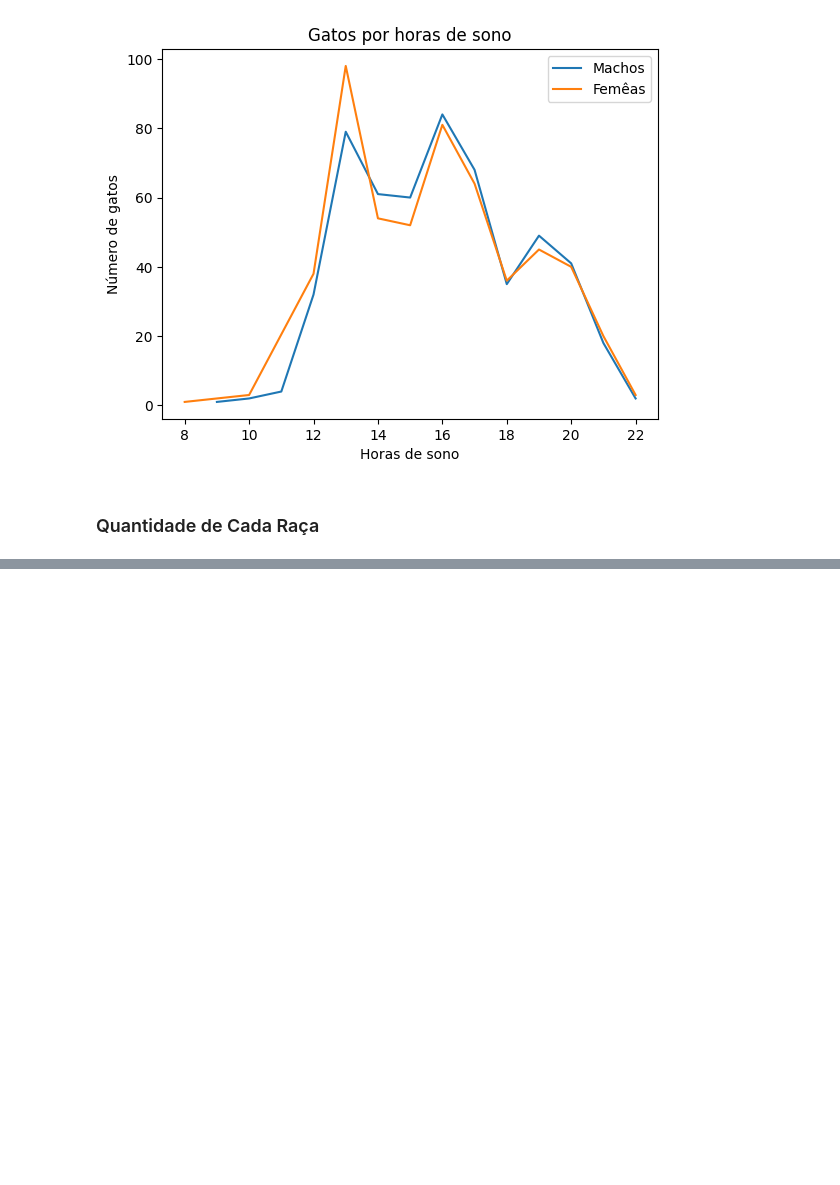
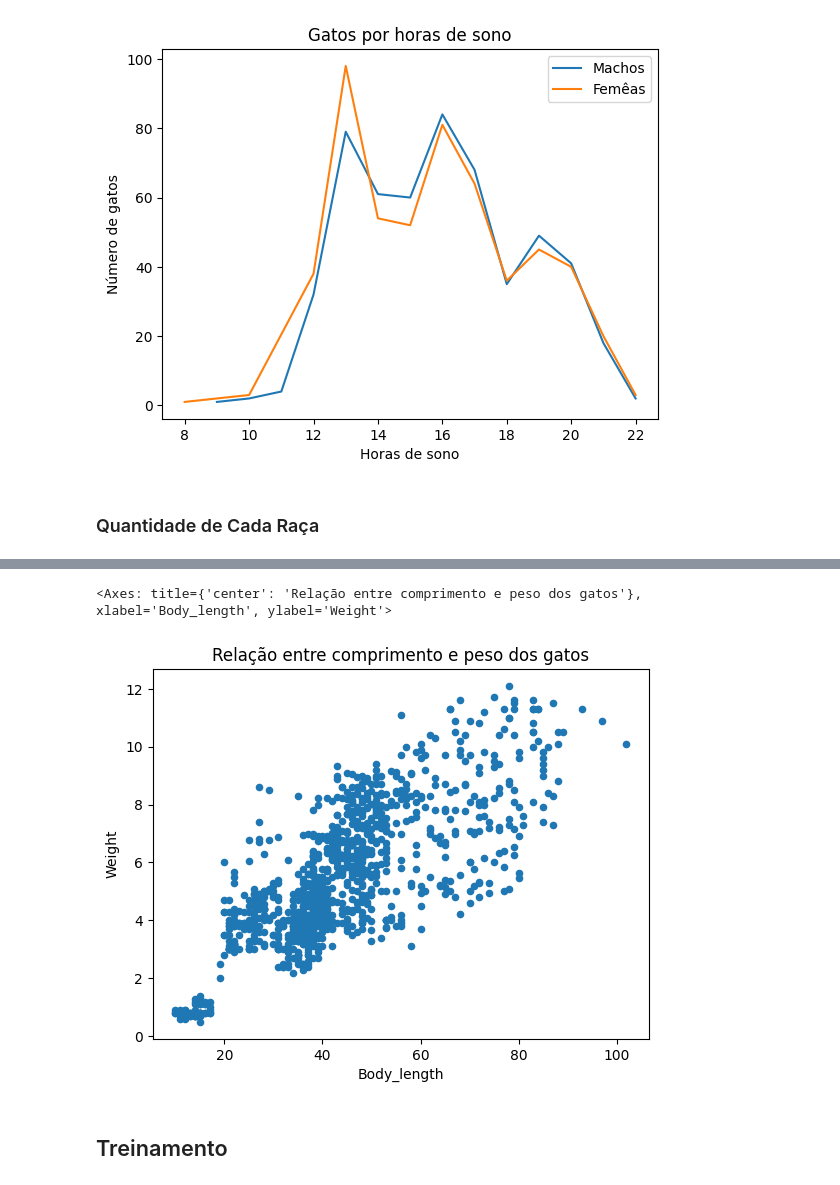
Before and after one commit to FehFialho/Machine-Learning-ETS, a Jupyter notebook: 24-10/testing.ipynb, the cells around one changed output, grey strips where cells are left out. Cells and saved outputs as stored; diff of their text form; code cells hidden in the pictures; blank space fills up the shorter version.

```diff
--- a/24-10/testing.ipynb
+++ b/24-10/testing.ipynb
@@ -89,0 +72,5 @@ breeds.plot(kind="bar", xlabel="Raça", ylabel="Quantidade", title="Quantidade d
+# %%
+df.plot(kind="scatter", x="Body_length", y="Weight", title="Relação entre comprimento e peso dos gatos")
+# %% [output]
+<Axes: title={'center': 'Relação entre comprimento e peso dos gatos'}, xlabel='Body_length', ylabel='Weight'>
+[figure, added]
@@ -89,0 +81,2 @@ breeds.plot(kind="bar", xlabel="Raça", ylabel="Quantidade", title="Quantidade d
+# %% [markdown]
+## Treinamento
```
Also changed, not shown: parts of 13 cells of this notebook, 3 other files.
